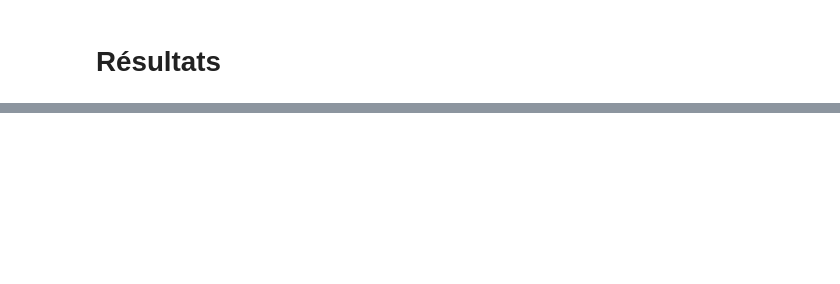
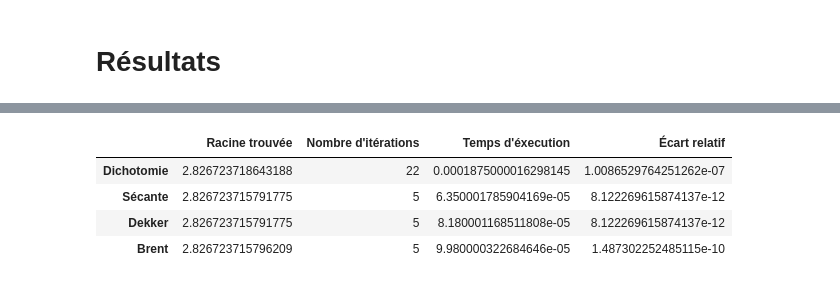
Before and after one commit to Zachattack-007/Projet-physnum, a Jupyter notebook: methode_brent.ipynb, the cells around one changed output, grey strips where cells are left out. Cells and saved outputs as stored; diff of their text form; code cells hidden in the pictures; blank space fills up the shorter version.

```diff
--- a/methode_brent.ipynb
+++ b/methode_brent.ipynb
@@ -341,5 +341,13 @@ Dichotomie  1.0086529764251262e-07
 Sécante      8.122269615874137e-12
 Dekker       8.122269615874137e-12
 Brent        1.487302252485115e-10
+# %%
+df2
+# %% [output]
+|  | Racine trouvée | Nombre d'itérations | Temps d'éxecution | Écart relatif |
+| Dichotomie | 2.826723718643188 | 22 | 0.0001875000016298145 | 1.0086529764251262e-07 |
+| Sécante | 2.826723715791775 | 5 | 6.350001785904169e-05 | 8.122269615874137e-12 |
+| Dekker | 2.826723715791775 | 5 | 8.180001168511808e-05 | 8.122269615874137e-12 |
+| Brent | 2.826723715796209 | 5 | 9.980000322684646e-05 | 1.487302252485115e-10 |
 # %%
 def f1(x):
```
Also changed, not shown: parts of 3 cells of this notebook.
